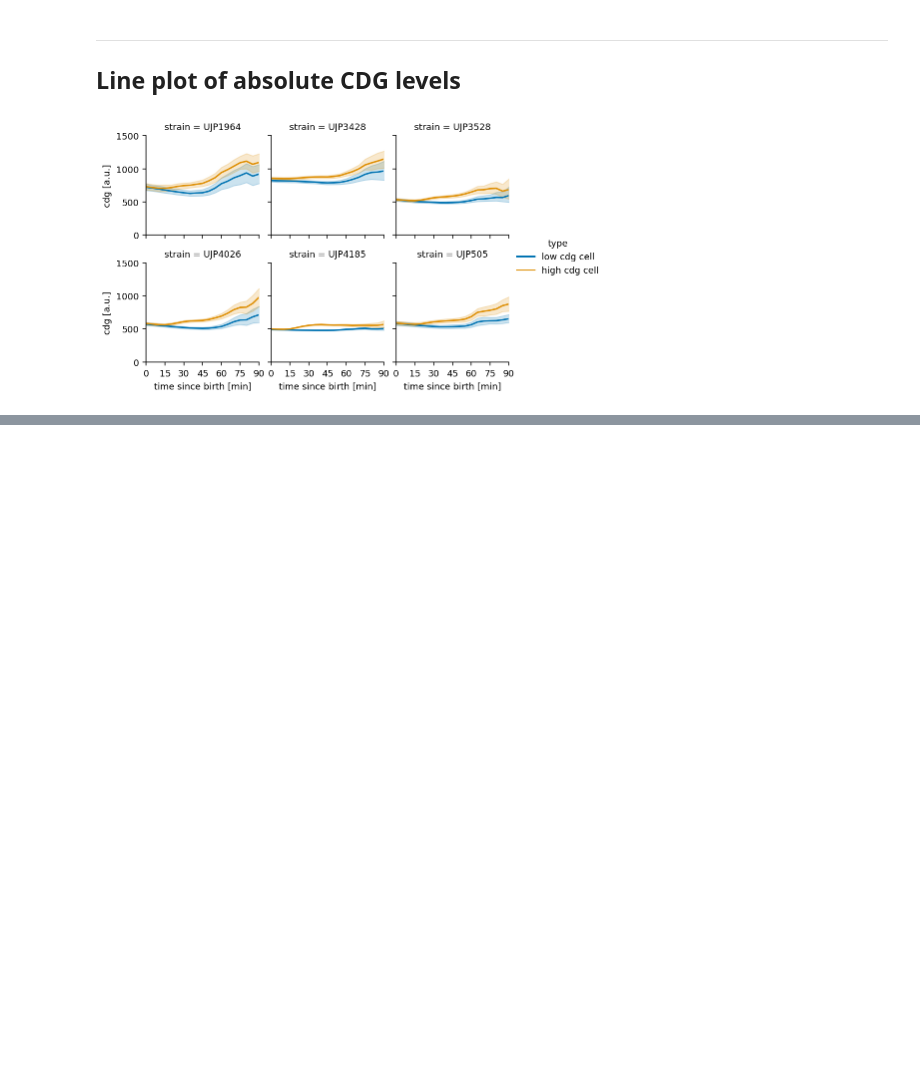
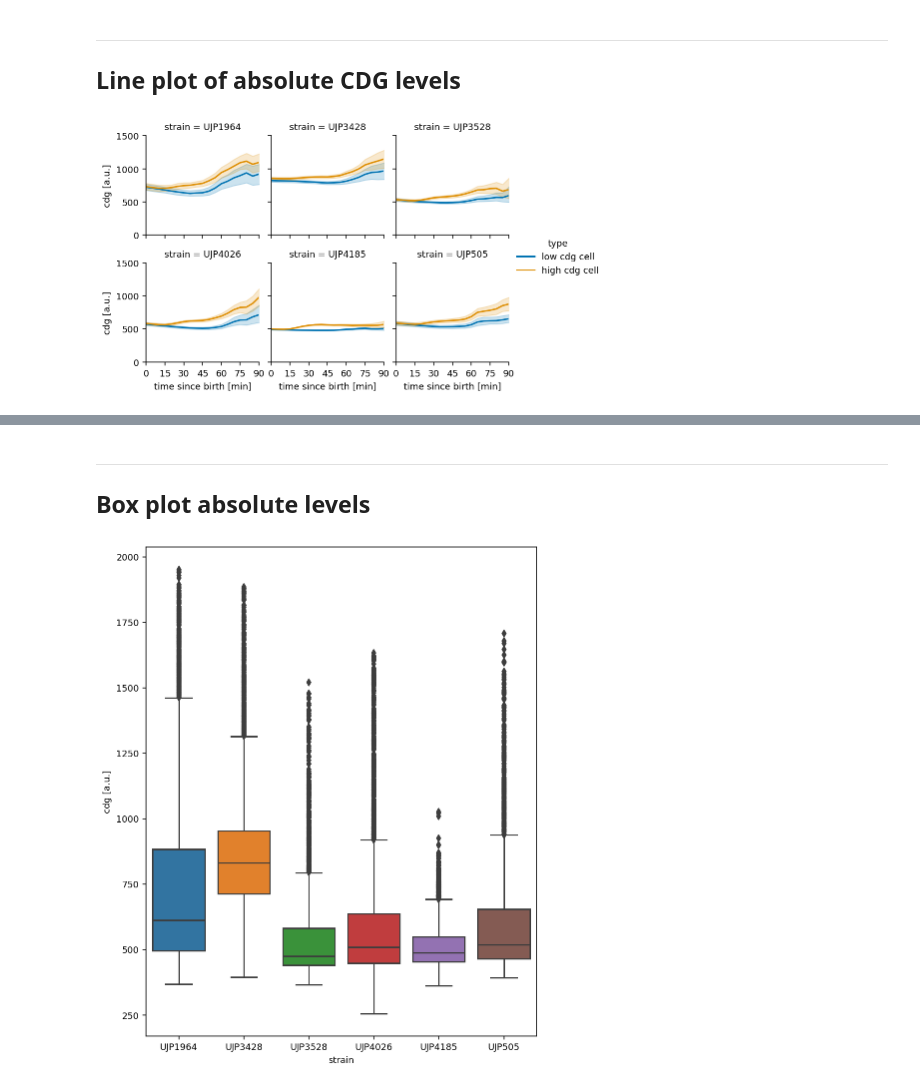
Before and after one commit to simonvanvliet/cdg_dynamics_caulobacter, a Jupyter notebook: cdg_dynamics_plot_Pa.ipynb, the cells around one changed output, grey strips where cells are left out. Cells and saved outputs as stored; diff of their text form; code cells hidden in the pictures; blank space fills up the shorter version.

Commit message:
Updated PA plots

```diff
--- a/cdg_dynamics_plot_Pa.ipynb
+++ b/cdg_dynamics_plot_Pa.ipynb
@@ -111,0 +112,19 @@ g = sns.catplot(x="age", y='rel_cdg_hl', row="strain",
+# %% [markdown]
+---
+
+## Box plot absolute levels
+# %%
+
+df1 = df[['strain','time since birth [min]','cdg_dh']].copy()
+df1['type'] = 'high cdg cell'
+df1['cdg [a.u.]'] = df1['cdg_dh']
+
+df2 = df[['strain','time since birth [min]','cdg_dl']].copy()
+df2['type'] = 'low cdg cell'
+df2['cdg [a.u.]'] = df2['cdg_dl']
+df_hvl = pd.concat((df1, df2),keys=['strain','time since birth [min]','cdg','type']).reset_index()
+g = sns.boxplot(data=df_hvl, x='strain',y='cdg [a.u.]')
+im_name = processed_dir / 'abs_cdg_levels_PA_per_strain.svg'
+g.get_figure().savefig(im_name)
+# %% [output]
+[figure, added]
```
Also changed, not shown: parts of 1 cell of this notebook, 2 other files.
